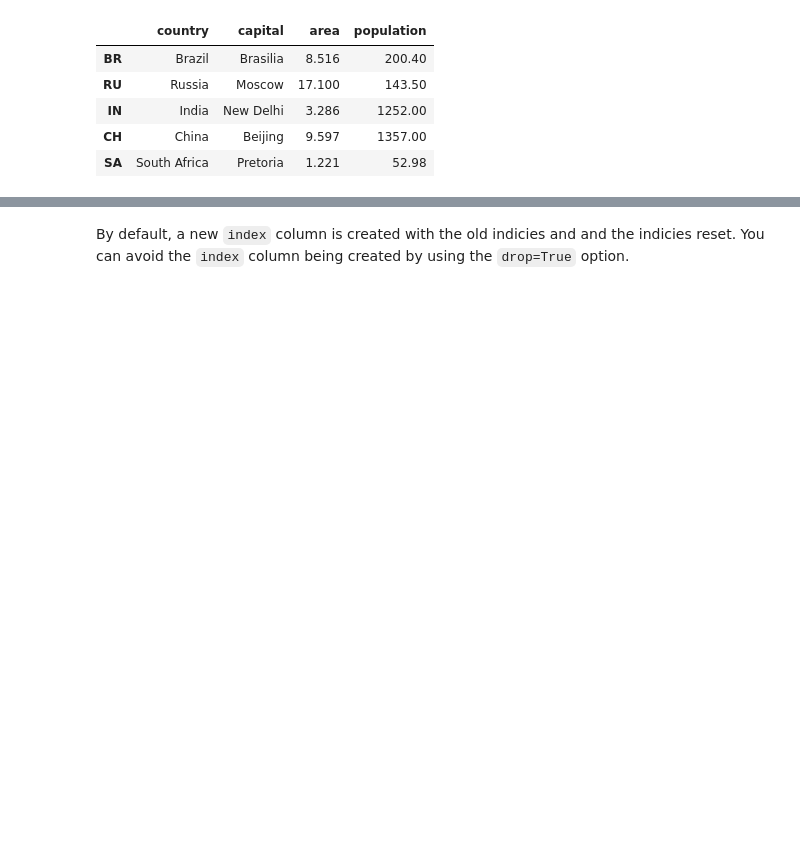
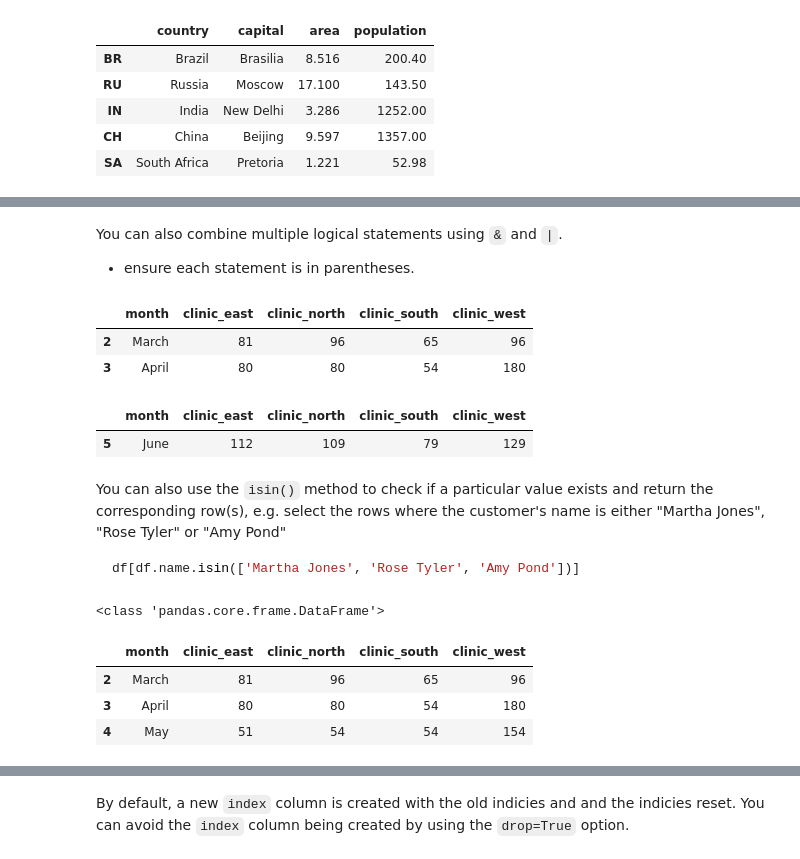
Before and after one commit to TheBoyMoe/DataScience-Repo, a Jupyter notebook: CodeAcademy-Data-Science/05-Pandas/01-pandas-basics.ipynb, the cells around one changed output, grey strips where cells are left out. Saved outputs shown, nothing was run; the diff lists cells and outputs as text; code cells hidden in the pictures; blank space fills up the shorter version.

Commit message:
review of pandas basics

````diff
--- a/CodeAcademy-Data-Science/05-Pandas/01-pandas-basics.ipynb
+++ b/CodeAcademy-Data-Science/05-Pandas/01-pandas-basics.ipynb
@@ -297,0 +307,31 @@ march_april.reset_index()
+# %% [markdown]
+You can also combine multiple logical statements using `&` and `|`.
+
+- ensure each statement is in parentheses.
+# %%
+df_list3[(df_list3.month == 'March') | (df_list3.month == 'April')]
+# %% [output]
+|  | month | clinic_east | clinic_north | clinic_south | clinic_west |
+| 2 | March | 81 | 96 | 65 | 96 |
+| 3 | April | 80 | 80 | 54 | 180 |
+# %%
+df_list3[(df_list3.clinic_north > 80) & (df_list3.clinic_south > 70)]
+# %% [output]
+|  | month | clinic_east | clinic_north | clinic_south | clinic_west |
+| 5 | June | 112 | 109 | 79 | 129 |
+# %% [markdown]
+You can also use the `isin()` method to check if a particular value exists and return the corresponding row(s), e.g. select the rows where the customer's name is either "Martha Jones", "Rose Tyler" or "Amy Pond"
+
+```py
+df[df.name.isin(['Martha Jones', 'Rose Tyler', 'Amy Pond'])]
+```
+# %%
+combo = df_list3[df_list3.month.isin(['March', 'May', 'April'])]
+print(type(combo))
+combo
+# %% [output]
+<class 'pandas.core.frame.DataFrame'>
+|  | month | clinic_east | clinic_north | clinic_south | clinic_west |
+| 2 | March | 81 | 96 | 65 | 96 |
+| 3 | April | 80 | 80 | 54 | 180 |
+| 4 | May | 51 | 54 | 54 | 154 |
````
Also changed, not shown: parts of 73 cells of this notebook, 6 other files.
